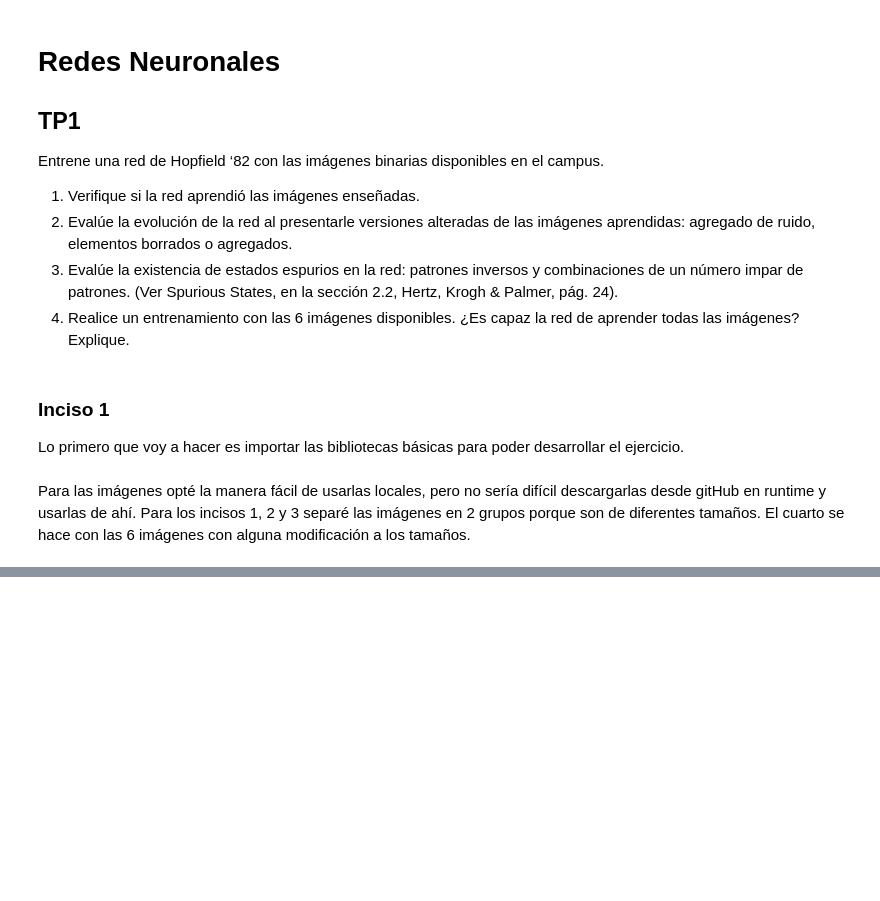
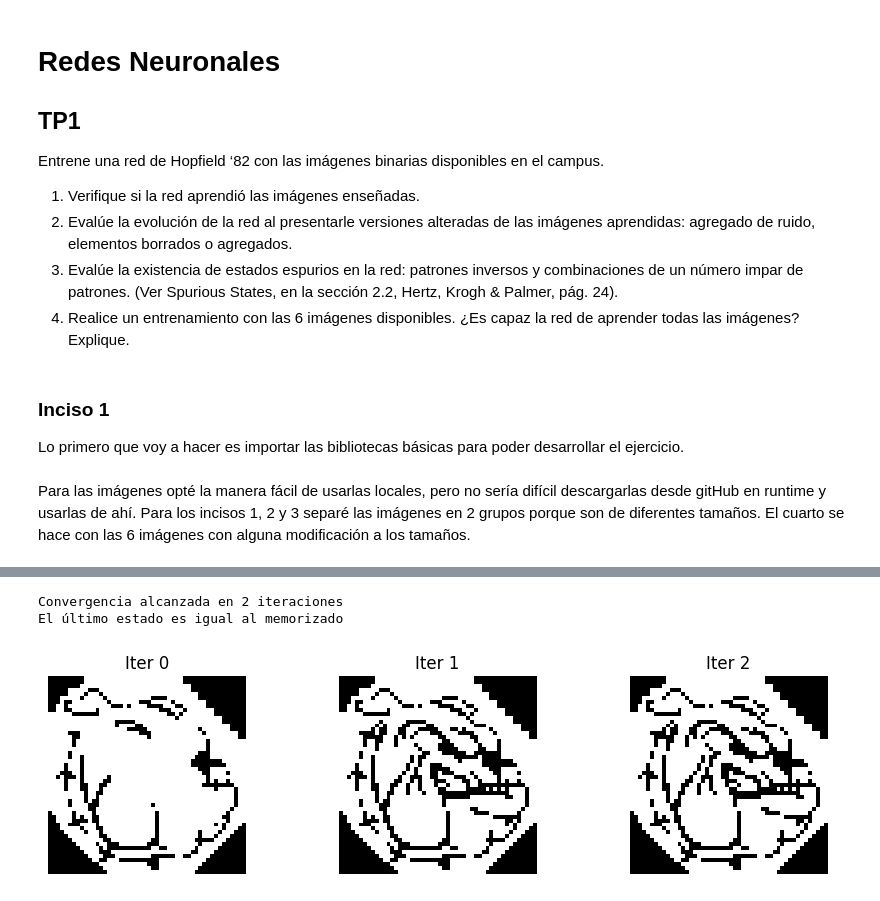
Before and after one commit to Icavicchioli/Redes-neuronales, a Jupyter notebook: Ej1_tp1.ipynb, the cells around one changed output, grey strips where cells are left out. Saved outputs shown, nothing was run; the diff lists cells and outputs as text; code cells hidden in the pictures; blank space fills up the shorter version.

```diff
--- a/Ej1_tp1.ipynb
+++ b/Ej1_tp1.ipynb
@@ -211,0 +268,7 @@ flattened_images2_editadas, lista_img_editadas,forma2_editadas = imgPath_to_vect
+# %%
+estados = iter_hasta_convergencia(W1, dataset1_e[:,1]) # primer imagen del 2do dataset
+plot_evolucion_compacta(estados, forma3_e, dataset1[:,1])
+# %% [output]
+Convergencia alcanzada en 2 iteraciones
+El último estado es igual al memorizado
+[figure, added]
```
Also changed, not shown: parts of 49 cells of this notebook.
